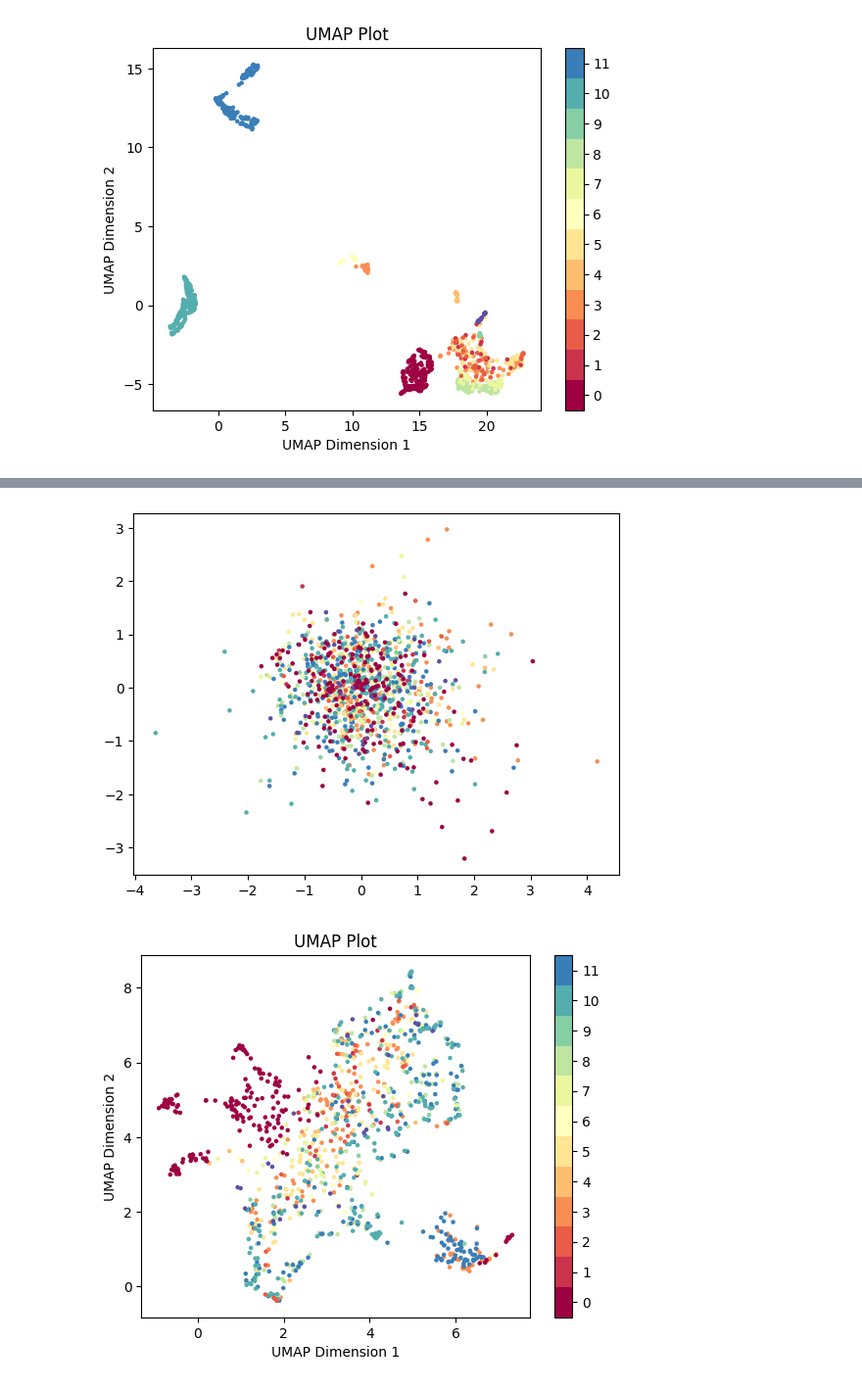
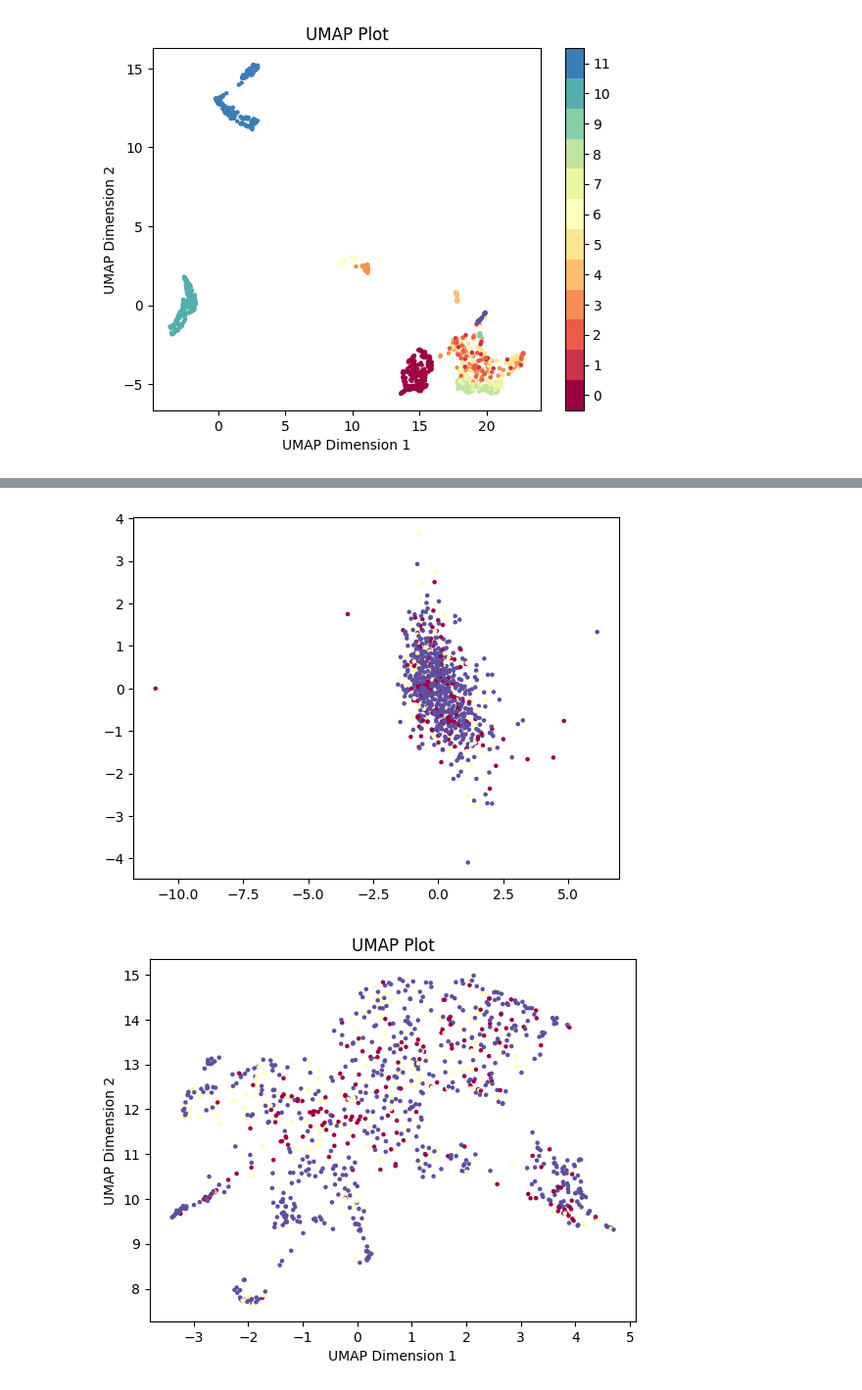
Before and after one commit to MaciejPiernik/ibd, a Jupyter notebook: ibd/notebooks/experiment_playground.ipynb, the cells around one changed output, grey strips where cells are left out. Shown at 98% size. Drawn from its saved outputs; the diff is of its cells as text; code cells hidden in the pictures.

Commit message:
UMAP visualization of combined datsets mapped by disease

```diff
--- a/ibd/notebooks/experiment_playground.ipynb
+++ b/ibd/notebooks/experiment_playground.ipynb
@@ -149,20 +112,19 @@ See the caveats in the documentation: https://pandas.pydata.org/pandas-docs/stab
 # %%
 db_robust_zscore_normalized = robust_zscore_normalization_per_dataset(db, dataset_label)
 # %%
-plt.scatter(db_robust_zscore_normalized.iloc[:, 10], db_robust_zscore_normalized.iloc[:, 11], c=pd.Categorical(dataset_label).codes, cmap='Spectral', s=5)
+plt.scatter(db_robust_zscore_normalized.iloc[:, 0], db_robust_zscore_normalized.iloc[:, 1], c=pd.Categorical(metadata.disease).codes, cmap='Spectral', s=5)
 plt.show()
 # %% [output]
-[figure, old version]
+[figure, new version]
 # %%
 # Create UMAP embedding
 umap_embedding = umap.UMAP().fit_transform(db_robust_zscore_normalized)
 
 # Plot UMAP embedding
-plt.scatter(umap_embedding[:, 0], umap_embedding[:, 1], c=pd.Categorical(dataset_label).codes, cmap='Spectral', s=5)
+plt.scatter(umap_embedding[:, 0], umap_embedding[:, 1], c=pd.Categorical(metadata.disease).codes, cmap='Spectral', s=5)
 plt.title('UMAP Plot')
 plt.xlabel('UMAP Dimension 1')
 plt.ylabel('UMAP Dimension 2')
-plt.colorbar(boundaries=np.arange(13)-0.5).set_ticks(np.arange(12))
 plt.show()
 # %% [output]
-[figure, old version]
+[figure, new version]
```
Also changed, not shown: parts of 3 cells of this notebook.
